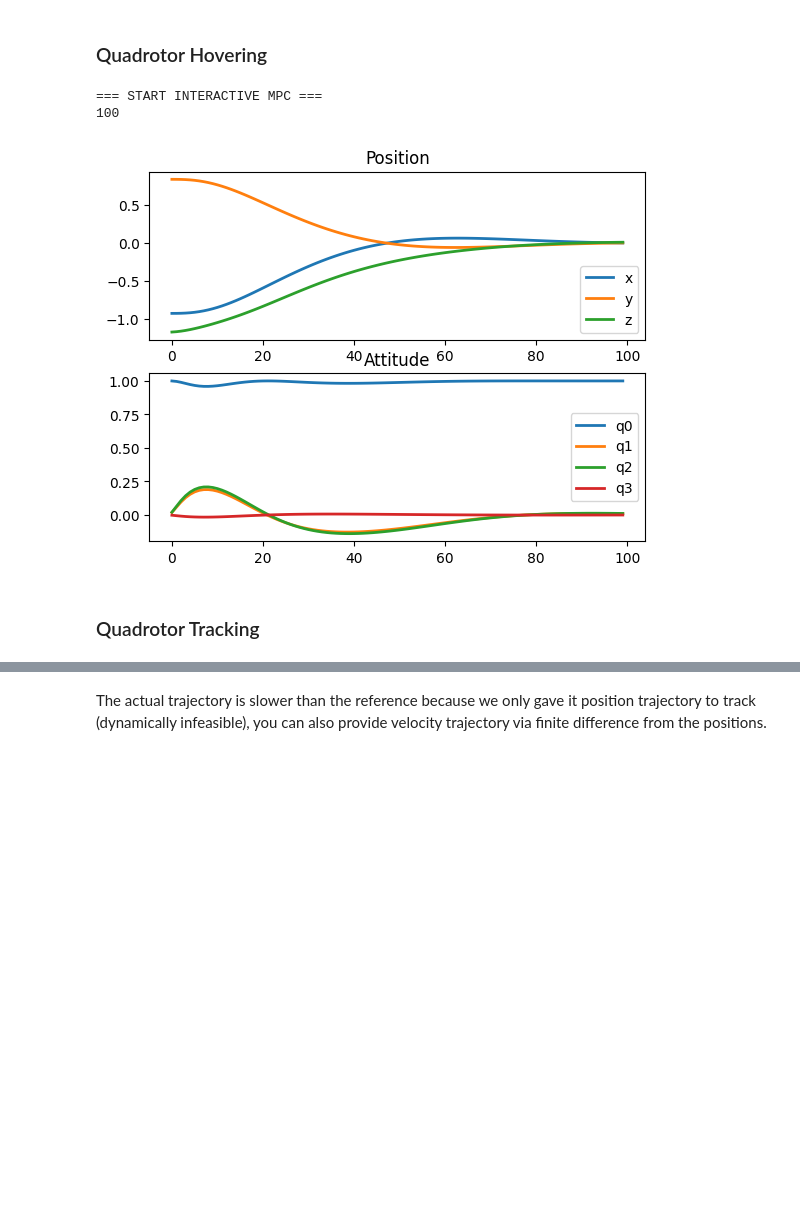
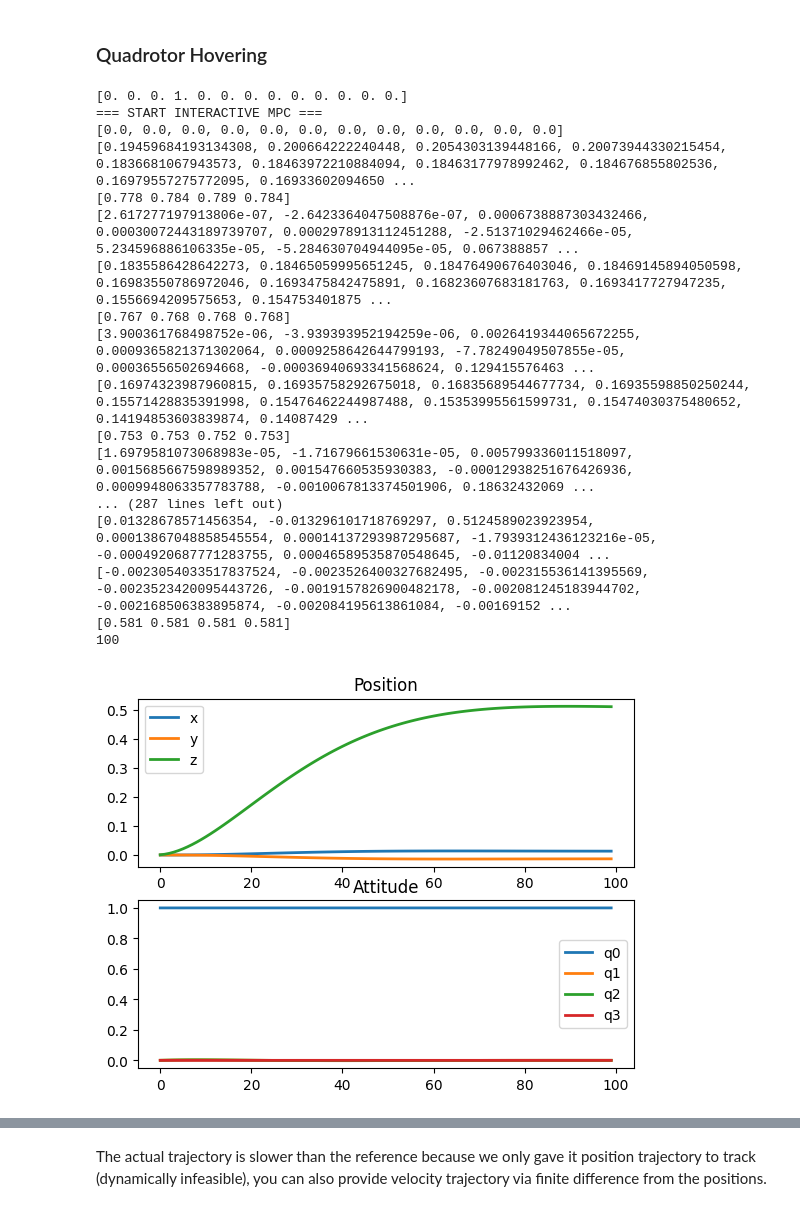
Before and after one commit to TinyMPC/tinympc-python, a Jupyter notebook: examples/interactive_quadrotor_ext.ipynb, the cells around one changed output, grey strips where cells are left out. Drawn from its saved outputs; the diff is of its cells as text; code cells hidden in the pictures; blank space fills up the shorter version.

Commit message:
update random stuff

```diff
--- a/examples/interactive_quadrotor_ext.ipynb
+++ b/examples/interactive_quadrotor_ext.ipynb
@@ -170,7 +170,7 @@ def visualize_trajectory(x_all):
 
 x_all = []
 # simulate the dynamics with the zero controller
-x = x0
+x = 1*x0
 for i in range(300):
     x = quad_dynamics_rk4(x, u0)
     x_all.append(x)
@@ -207,7 +207,7 @@ def lqr_controller(x):
     delta_x = np.hstack([x[0:3]-rg, phi, x[7:10]-vg, x[10:13]-omgg])
     return -K @ delta_x + u0
 
-x = x0
+x = 1*x0
 x[0:3] = rg + 1*np.random.randn(3)/3  # disturbed initial position
 NSIM = 100
 x_all = []
@@ -313,6 +313,7 @@ def mpc_tasks():
         delta_x = np.hstack([x[0:3]-rg, phi, x[7:10]-vg, x[10:13]-omgg]) # 12d state vector
         noise = np.random.normal(0, 0.01, (n,))*0
         delta_x_noise = (delta_x + noise).reshape(n).tolist()
+        print(delta_x_noise)
 
         # 1. Set initial state from measurement
         solver.set_x0(delta_x_noise, 0)  # Set initial state to C code
@@ -326,36 +327,52 @@ def mpc_tasks():
         solver.solve(0)  # Call the solve in C code
 
         # 4. Get the control input
         solver.get_u(uhrz, 0)  # Get the control input from C code
+        print(uhrz)
 
         return np.array(uhrz[0:4]) + u0
 
-    x = x0  # initial state
-    x[0:3] = rg + np.random.randn(3)  # initial position
+    x = 1*x0  # initial state
+    # x[0:3] = rg + np.random.randn(3)  # initial position
+    print(x0)
     xhrz = [0.0] * n * N  # List of states in horizon
     uhrz = [0.0] * m * (N - 1)  # List of control inputs in horizon
 
     print("=== START INTERACTIVE MPC ===")
 
     NSIM = 100
     for i in range(NSIM):
         # Get the control input
         u_current = mpc_controller(x)
+        print(u_current)
 
         # Simulate the dynamics
         x = quad_dynamics_rk4(x, u_current)
 
         x = x.reshape(n+1).tolist()
         x_all.append(x)
 
     print(len(x_all))
 
 mpc_tasks()
 visualize_trajectory(x_all)
 # %% [output]
+[0. 0. 0. 1. 0. 0. 0. 0. 0. 0. 0. 0. 0.]
 === START INTERACTIVE MPC ===
+[0.0, 0.0, 0.0, 0.0, 0.0, 0.0, 0.0, 0.0, 0.0, 0.0, 0.0, 0.0]
+[0.19459684193134308, 0.200664222240448, 0.2054303139448166, 0.20073944330215454, 0.1836681067943573, 0.18463972210884094, 0.18463177978992462, 0.184676855802536, 0.16979557275772095, 0.16933602094650 ...
+[0.778 0.784 0.789 0.784]
+[2.617277197913806e-07, -2.6423364047508876e-07, 0.0006738887303432466, 0.00030072443189739707, 0.0002978913112451288, -2.51371029462466e-05, 5.234596886106335e-05, -5.284630704944095e-05, 0.067388857 ...
+[0.1835586428642273, 0.18465059995651245, 0.18476490676403046, 0.18469145894050598, 0.16983550786972046, 0.1693475842475891, 0.16823607683181763, 0.1693417727947235, 0.1556694209575653, 0.154753401875 ...
+[0.767 0.768 0.768 0.768]
+[3.900361768498752e-06, -3.939393952194259e-06, 0.0026419344065672255, 0.0009365821371302064, 0.0009258642644799193, -7.78249049507855e-05, 0.00036556502694668, -0.00036940693341568624, 0.129415576463 ...
+[0.16974323987960815, 0.16935758292675018, 0.16835689544677734, 0.16935598850250244, 0.15571428835391998, 0.15476462244987488, 0.15353995561599731, 0.15474030375480652, 0.14194853603839874, 0.14087429 ...
+[0.753 0.753 0.752 0.753]
+[1.6979581073068983e-05, -1.71679661530631e-05, 0.005799336011518097, 0.0015685667598989352, 0.001547660535930383, -0.00012938251676426936, 0.0009948063357783788, -0.0010067813374501906, 0.18632432069 ...
+... (287 lines left out)
+[0.01328678571456354, -0.013296101718769297, 0.5124589023923954, 0.00013867048858545554, 0.00014137293987295687, -1.7939312436123216e-05, -0.0004920687771283755, 0.00046589535870548645, -0.01120834004 ...
+[-0.0023054033517837524, -0.0023526400327682495, -0.002315536141395569, -0.0023523420095443726, -0.0019157826900482178, -0.002081245183944702, -0.002168506383895874, -0.002084195613861084, -0.00169152 ...
+[0.581 0.581 0.581 0.581]
 100
-[figure, old version]
+[figure, new version]
-# %% [markdown]
-### Quadrotor Tracking
 # %% [markdown]
```
Also changed, not shown: parts of 7 cells of this notebook, 2 other files.
